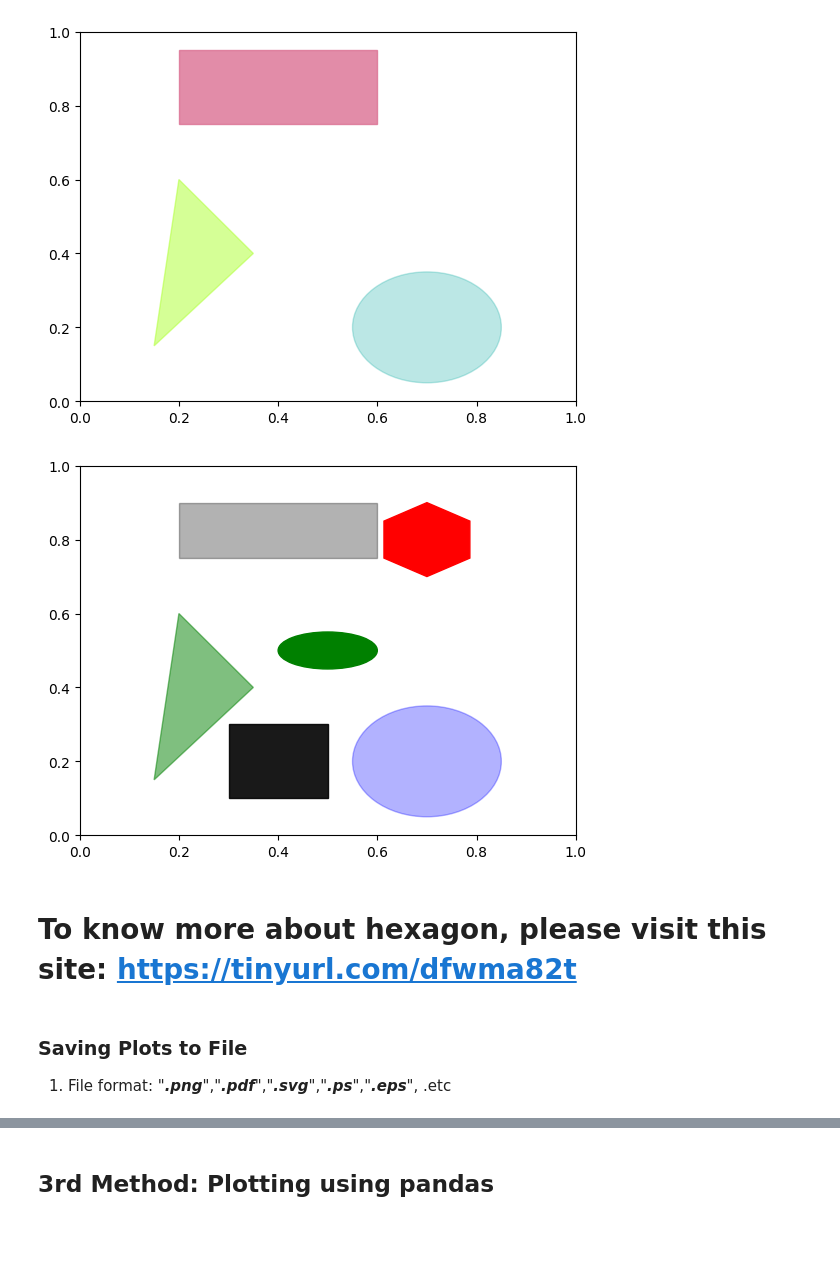
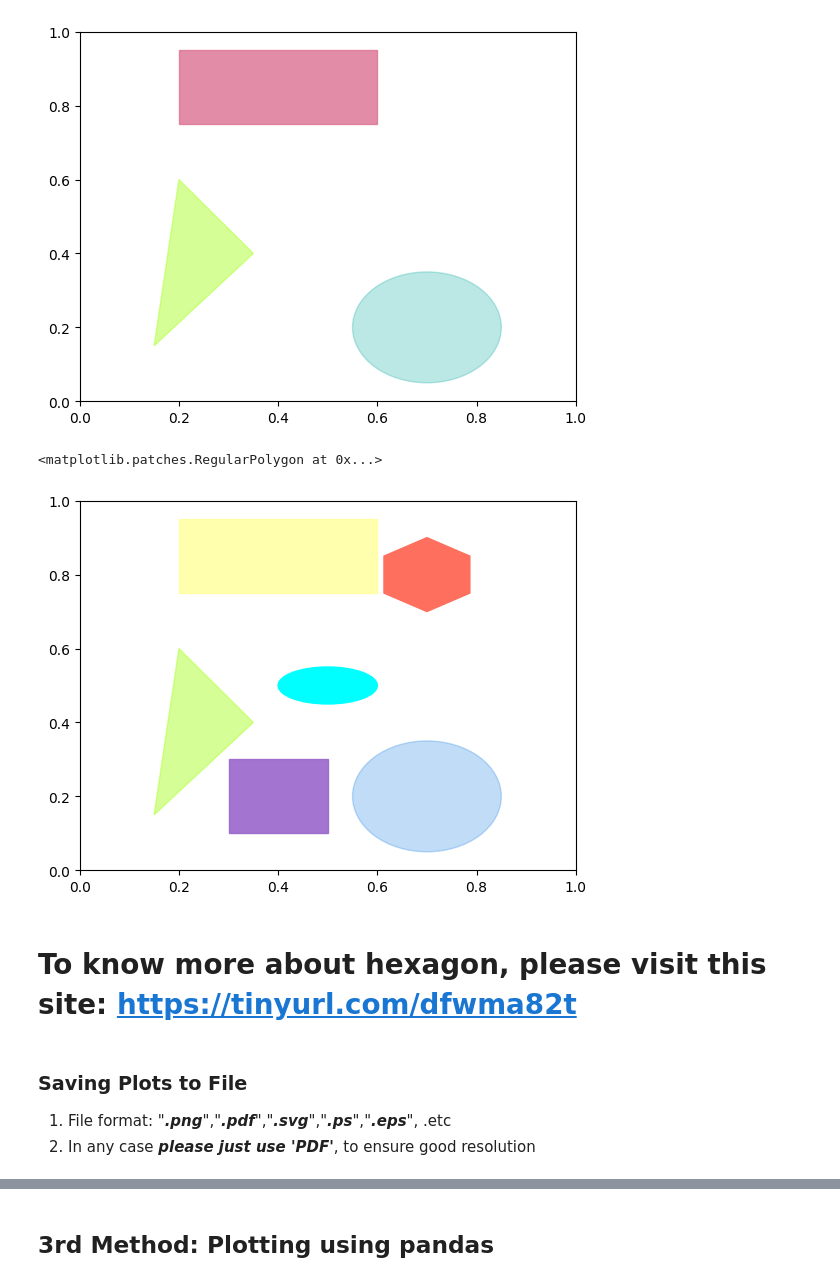
Before and after one commit to hasanahaffendy/STQD6014---Data-Science, a Jupyter notebook: Week11_Matplotlib_20231231_WC.ipynb, the cells around one changed output, grey strips where cells are left out. Saved outputs shown, nothing was run; the diff lists cells and outputs as text; code cells hidden in the pictures; blank space fills up the shorter version.

```diff
--- a/Week11_Matplotlib_20231231_WC.ipynb
+++ b/Week11_Matplotlib_20231231_WC.ipynb
@@ -262,36 +262,42 @@ ax.add_patch(trig)
 # %%
 # Adding shapes to a plot : Attention
 import matplotlib.patches as mpatches
 fig, ax = plt.subplots()
 
-rect = plt.Rectangle((0.2, 0.75), 0.4, 0.15, color="black", alpha=0.3)
-circ = plt.Circle((0.7, 0.2), 0.15, color="blue", alpha=0.3)
-tri = plt.Polygon([[0.15, 0.15], [0.35, 0.4], [0.2, 0.6]],
-                   color="green", alpha=0.5)
+rect=plt.Rectangle((.2, .75), .4, .2, color = '#ffff99', alpha=.8)
+circ = plt.Circle((.7, .2), .15, color = '#318ce7', alpha=.3)
+trig=plt.Polygon([[.15, .15], [.35,.4], [.2,.6]], color='#adff2f', alpha=.5)
 
 # Create a square shape
-
+sqr= plt.Rectangle((.3, .1), .2, .2, color = '#9966cc', alpha=.9)
 
 # Create an ellipse shape
 # (0.5, 0.5) -> This tuple specifies the center of the ellipse
 # 0.2 -> width of the ellipse
 # 0.1 -> height of the ellipse
+ellipse = mpatches.Ellipse((.5, .5), .2, .1, color='#00ffff')
 
 # add hexagon
 # 6 -> specify number of sides in the regular polygon
 # 0.1 -> distance from the center of the circumcircle (the point at the center of the hexagon) to any of its vertices
+hex = mpatches.RegularPolygon((.7, .8), 6, .1, color = '#fe6f5e')
 
 # Add all the subplot together
 ax.add_patch(rect)
 ax.add_patch(circ)
-ax.add_patch(tri)
+ax.add_patch(trig)
+ax.add_patch(sqr)
+ax.add_patch(ellipse)
+ax.add_patch(hex)
 # %% [output]
+<matplotlib.patches.RegularPolygon at 0x...>
-[figure, old version]
+[figure, new version]
 # %% [markdown]
 # **To know more about hexagon, please visit this site:** https://tinyurl.com/dfwma82t
 # %% [markdown]
 ### **Saving Plots to File**
 
 1. File format: "***.png***","***.pdf***","***.svg***","***.ps***","***.eps***", .etc
+2. In any case ***please just use 'PDF'***, to ensure good resolution
 # %%
 # Save plots in high resolution
```
Also changed, not shown: parts of 8 cells of this notebook.
